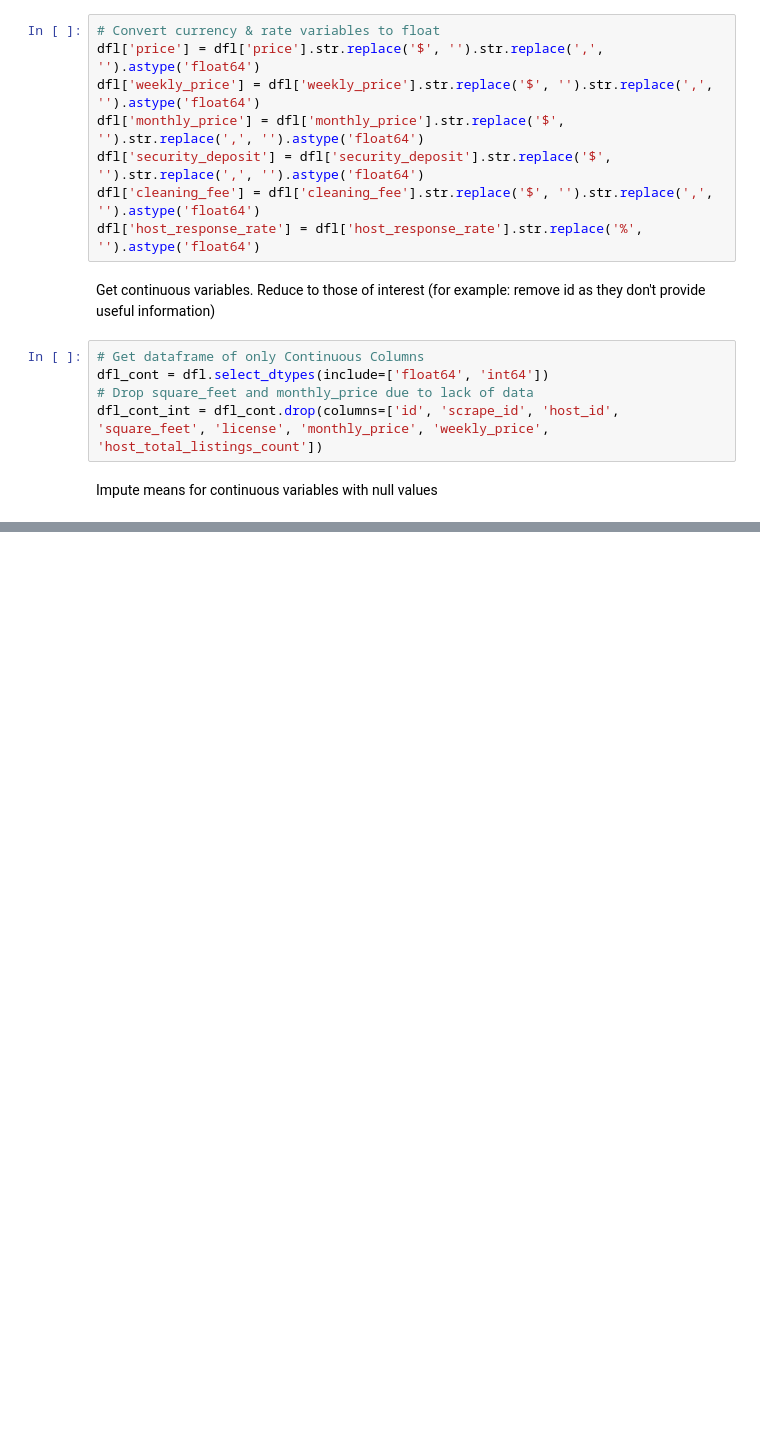
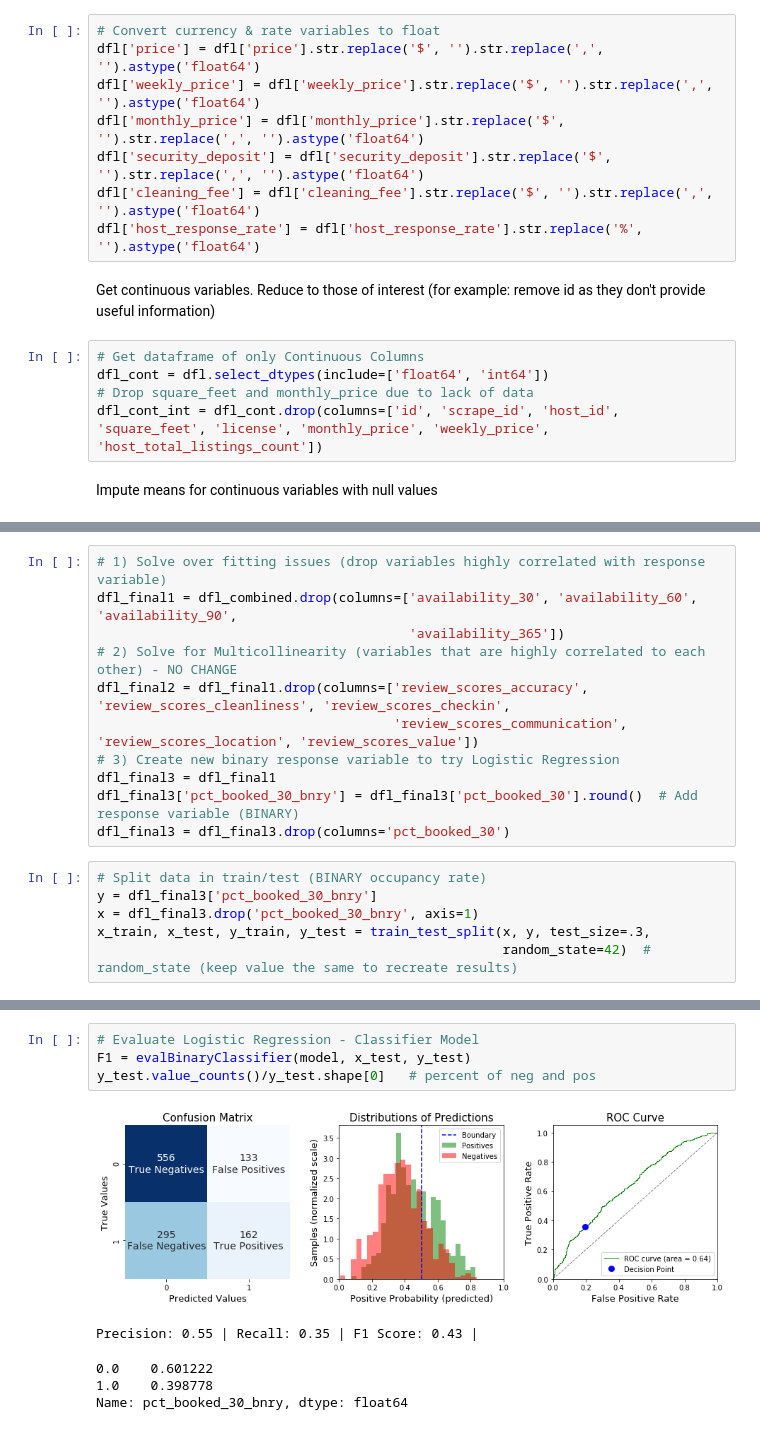
Before and after one commit to bystatsig/Airbnb_Project, a Jupyter notebook: Airbnb Jupyter Notebook.ipynb, the cells around one changed output, grey strips where cells are left out. Drawn from its saved outputs; the diff is of its cells as text; blank space fills up the shorter version.

```diff
--- a/Airbnb Jupyter Notebook.ipynb
+++ b/Airbnb Jupyter Notebook.ipynb
@@ -36,0 +92,17 @@ Impute means for continuous variables with null values
+# %%
+# 1) Solve over fitting issues (drop variables highly correlated with response variable)
+dfl_final1 = dfl_combined.drop(columns=['availability_30', 'availability_60', 'availability_90',
+                                        'availability_365'])
+# 2) Solve for Multicollinearity (variables that are highly correlated to each other) - NO CHANGE
+dfl_final2 = dfl_final1.drop(columns=['review_scores_accuracy', 'review_scores_cleanliness', 'review_scores_checkin',
+                                      'review_scores_communication', 'review_scores_location', 'review_scores_value'])
+# 3) Create new binary response variable to try Logistic Regression
+dfl_final3 = dfl_final1
+dfl_final3['pct_booked_30_bnry'] = dfl_final3['pct_booked_30'].round()  # Add response variable (BINARY)
+dfl_final3 = dfl_final3.drop(columns='pct_booked_30')
+# %%
+# Split data in train/test (BINARY occupancy rate)
+y = dfl_final3['pct_booked_30_bnry']
+x = dfl_final3.drop('pct_booked_30_bnry', axis=1)
+x_train, x_test, y_train, y_test = train_test_split(x, y, test_size=.3,
+                                                    random_state=42)  # random_state (keep value the same to recreate results)
@@ -36,0 +172,10 @@ Impute means for continuous variables with null values
+# %%
+# Evaluate Logistic Regression - Classifier Model
+F1 = evalBinaryClassifier(model, x_test, y_test)
+y_test.value_counts()/y_test.shape[0]   # percent of neg and pos
+# %% [output]
+[figure, added]
+Precision: 0.55 | Recall: 0.35 | F1 Score: 0.43 |
+0.0    0.601222
+1.0    0.398778
+Name: pct_booked_30_bnry, dtype: float64
```
Also changed, not shown: parts of 12 cells of this notebook, 2 other files.
